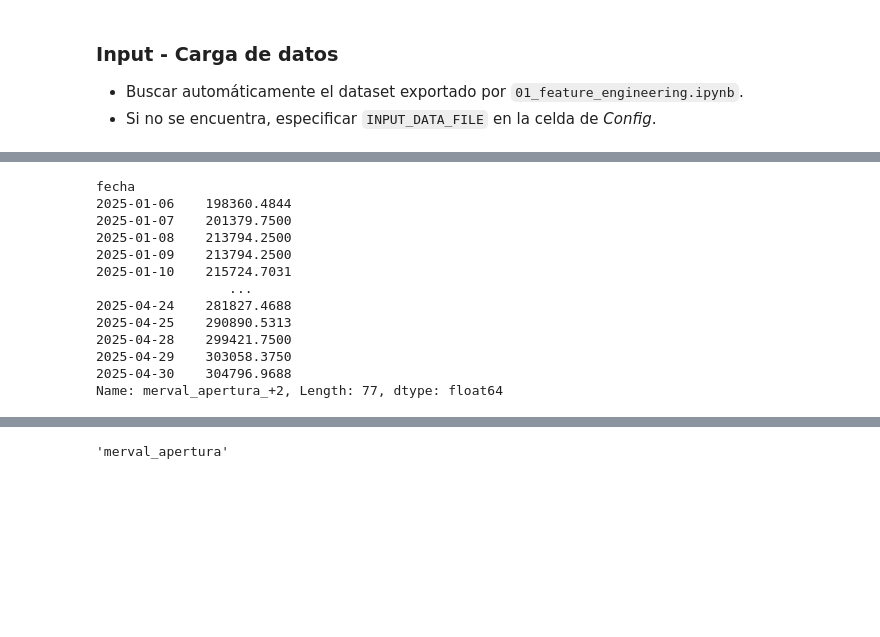
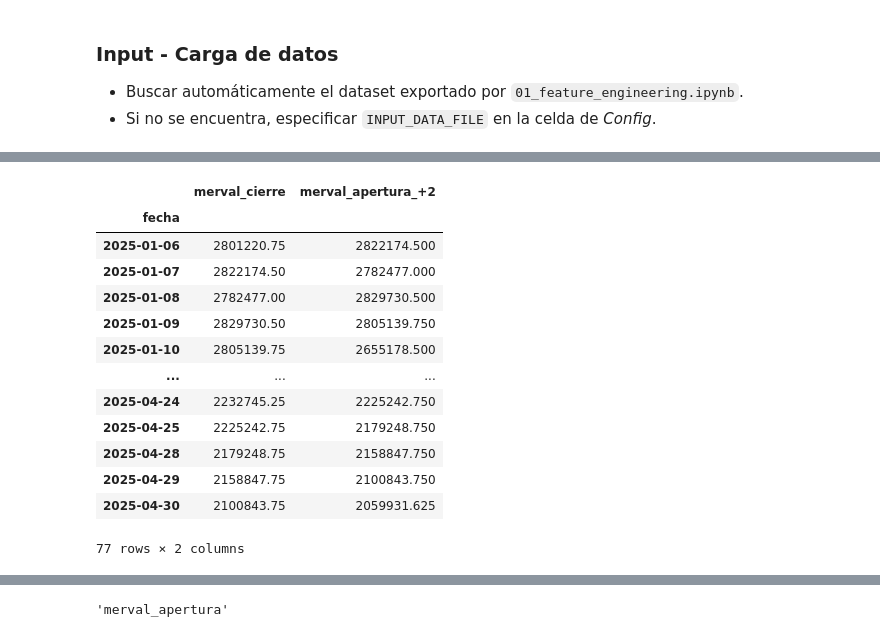
Before and after one commit to sstedoldi/nlp_dmuba, a Jupyter notebook: 6- Modelo final/02_feature_selection.ipynb, the cells around one changed output, grey strips where cells are left out. Drawn from its saved outputs; the diff is of its cells as text; code cells hidden in the pictures; blank space fills up the shorter version.

Commit message:
Volver a correr el resto del pipeline ya habiendo corregido merval apertura en datase_pre_modelo.csv

```diff
--- a/6- Modelo final/02_feature_selection.ipynb
+++ b/6- Modelo final/02_feature_selection.ipynb
@@ -173,22 +173,25 @@ df.head(3)
 | 2025-01-07 | 2822174.50 | 2867770.0 | 150.503949 | 32.375000 | 152.097748 | 2.2 | ... |
 | 2025-01-08 | 2782477.00 | 2831310.0 | 150.631781 | 31.854167 | 152.097748 | 2.2 | ... |
 3 rows × 1449 columns
-# %%
-df['merval_apertura_+2']
-# %% [output]
-fecha
-2025-01-06    198360.4844
-2025-01-07    201379.7500
-2025-01-08    213794.2500
-2025-01-09    213794.2500
-2025-01-10    215724.7031
-                 ...
-2025-04-24    281827.4688
-2025-04-25    290890.5313
-2025-04-28    299421.7500
-2025-04-29    303058.3750
-2025-04-30    304796.9688
-Name: merval_apertura_+2, Length: 77, dtype: float64
+# %%
+# chequeo rapido para asegurarnos que todo esta alineado
+
+df[['merval_cierre','merval_apertura_+2']]
+# %% [output]
+|  | merval_cierre | merval_apertura_+2 |
+| fecha |  |  |
+| 2025-01-06 | 2801220.75 | 2822174.500 |
+| 2025-01-07 | 2822174.50 | 2782477.000 |
+| 2025-01-08 | 2782477.00 | 2829730.500 |
+| 2025-01-09 | 2829730.50 | 2805139.750 |
+| 2025-01-10 | 2805139.75 | 2655178.500 |
+| ... | ... | ... |
+| 2025-04-24 | 2232745.25 | 2225242.750 |
+| 2025-04-25 | 2225242.75 | 2179248.750 |
+| 2025-04-28 | 2179248.75 | 2158847.750 |
+| 2025-04-29 | 2158847.75 | 2100843.750 |
+| 2025-04-30 | 2100843.75 | 2059931.625 |
+77 rows × 2 columns
 # %%
 df[TARGET]
 # %% [output]
```
Also changed, not shown: parts of 13 cells of this notebook, 4 other files.
